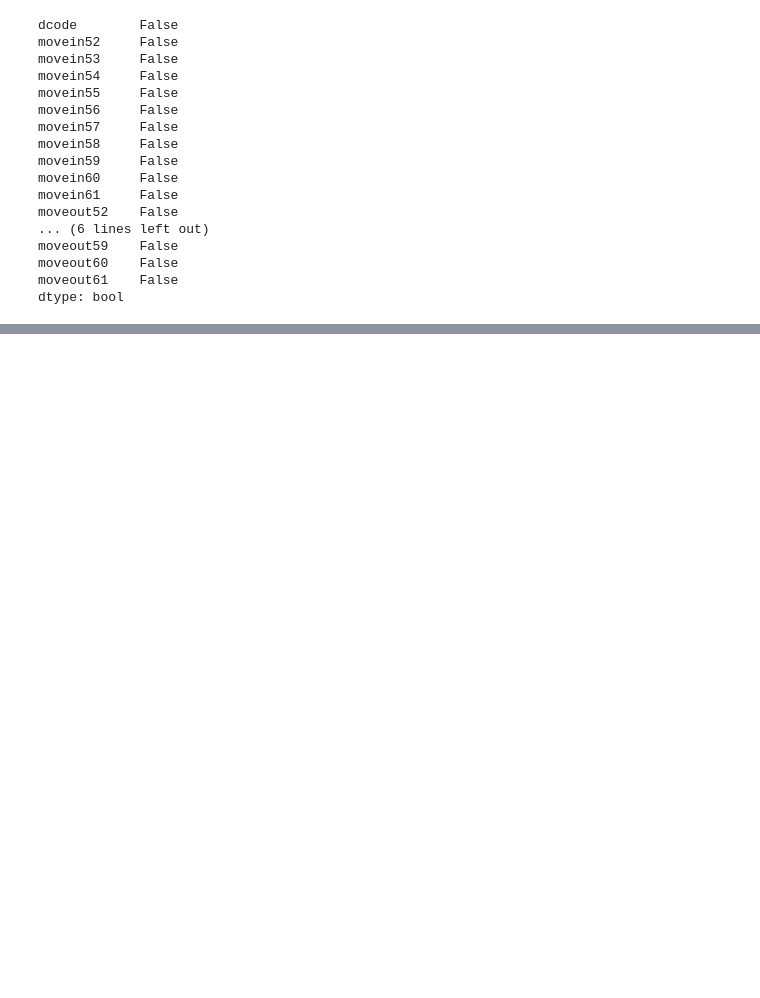
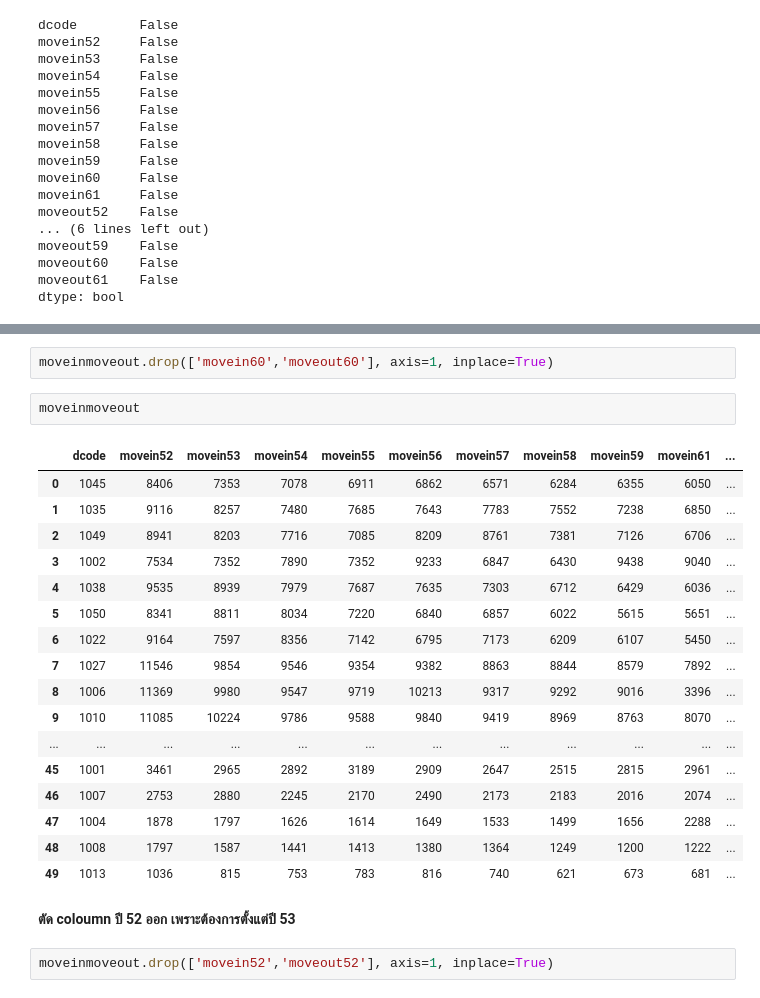
Before and after one commit to Octa-p/DWDM21, a Jupyter notebook: Project_SUKUNA.ipynb, the cells around one changed output, grey strips where cells are left out. Cells and saved outputs as stored; diff of their text form; blank space fills up the shorter version.

```diff
--- a/Project_SUKUNA.ipynb
+++ b/Project_SUKUNA.ipynb
@@ -167,0 +246,26 @@ dtype: bool
+# %%
+moveinmoveout.drop(['movein60','moveout60'], axis=1, inplace=True)
+# %%
+moveinmoveout
+# %% [output]
+|  | dcode | movein52 | movein53 | movein54 | movein55 | movein56 | movein57 | movein58 | movein59 | movein61 | ... |
+| 0 | 1045 | 8406 | 7353 | 7078 | 6911 | 6862 | 6571 | 6284 | 6355 | 6050 | ... |
+| 1 | 1035 | 9116 | 8257 | 7480 | 7685 | 7643 | 7783 | 7552 | 7238 | 6850 | ... |
+| 2 | 1049 | 8941 | 8203 | 7716 | 7085 | 8209 | 8761 | 7381 | 7126 | 6706 | ... |
+| 3 | 1002 | 7534 | 7352 | 7890 | 7352 | 9233 | 6847 | 6430 | 9438 | 9040 | ... |
+| 4 | 1038 | 9535 | 8939 | 7979 | 7687 | 7635 | 7303 | 6712 | 6429 | 6036 | ... |
+| 5 | 1050 | 8341 | 8811 | 8034 | 7220 | 6840 | 6857 | 6022 | 5615 | 5651 | ... |
+| 6 | 1022 | 9164 | 7597 | 8356 | 7142 | 6795 | 7173 | 6209 | 6107 | 5450 | ... |
+| 7 | 1027 | 11546 | 9854 | 9546 | 9354 | 9382 | 8863 | 8844 | 8579 | 7892 | ... |
+| 8 | 1006 | 11369 | 9980 | 9547 | 9719 | 10213 | 9317 | 9292 | 9016 | 3396 | ... |
+| 9 | 1010 | 11085 | 10224 | 9786 | 9588 | 9840 | 9419 | 8969 | 8763 | 8070 | ... |
+| ... | ... | ... | ... | ... | ... | ... | ... | ... | ... | ... | ... |
+| 45 | 1001 | 3461 | 2965 | 2892 | 3189 | 2909 | 2647 | 2515 | 2815 | 2961 | ... |
+| 46 | 1007 | 2753 | 2880 | 2245 | 2170 | 2490 | 2173 | 2183 | 2016 | 2074 | ... |
+| 47 | 1004 | 1878 | 1797 | 1626 | 1614 | 1649 | 1533 | 1499 | 1656 | 2288 | ... |
+| 48 | 1008 | 1797 | 1587 | 1441 | 1413 | 1380 | 1364 | 1249 | 1200 | 1222 | ... |
+| 49 | 1013 | 1036 | 815 | 753 | 783 | 816 | 740 | 621 | 673 | 681 | ... |
+# %% [markdown]
+**ตัด coloumn ปี 52 ออก เพราะต้องการตั้งแต่ปี 53**
+# %%
+moveinmoveout.drop(['movein52','moveout52'], axis=1, inplace=True)
```
Also changed, not shown: parts of 19 cells of this notebook.
